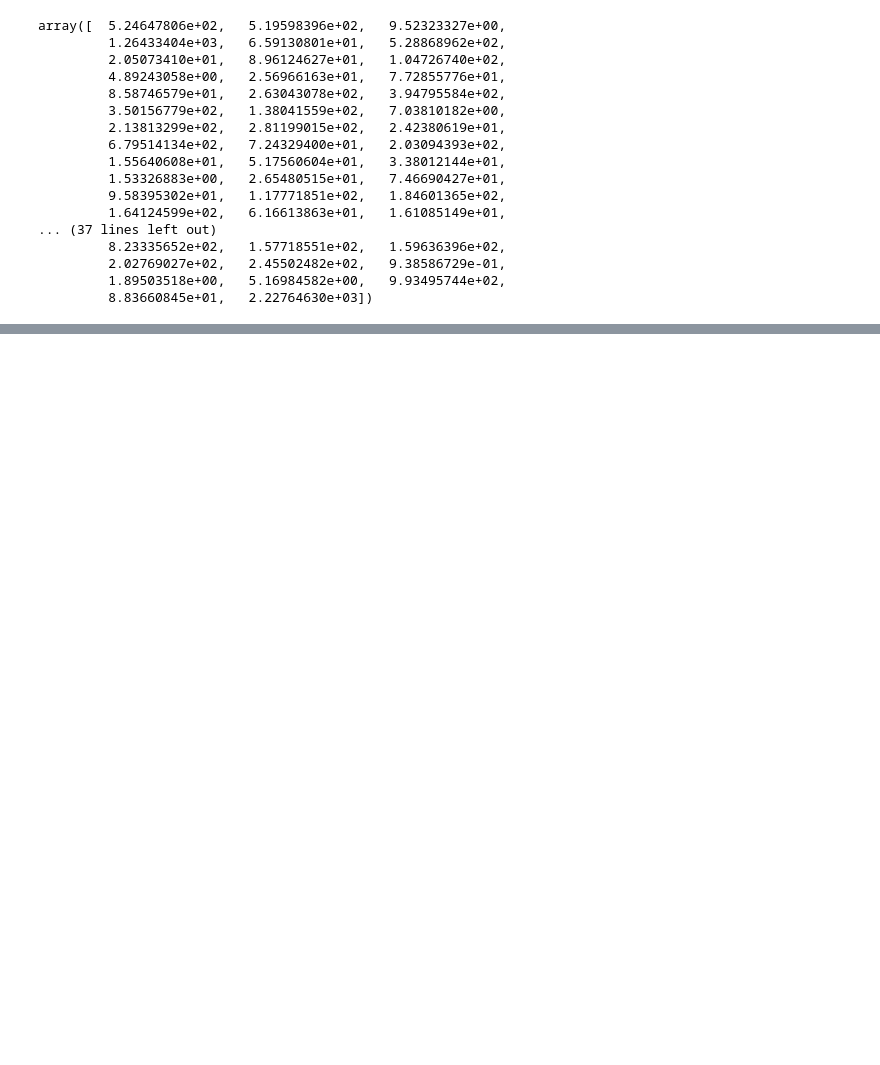
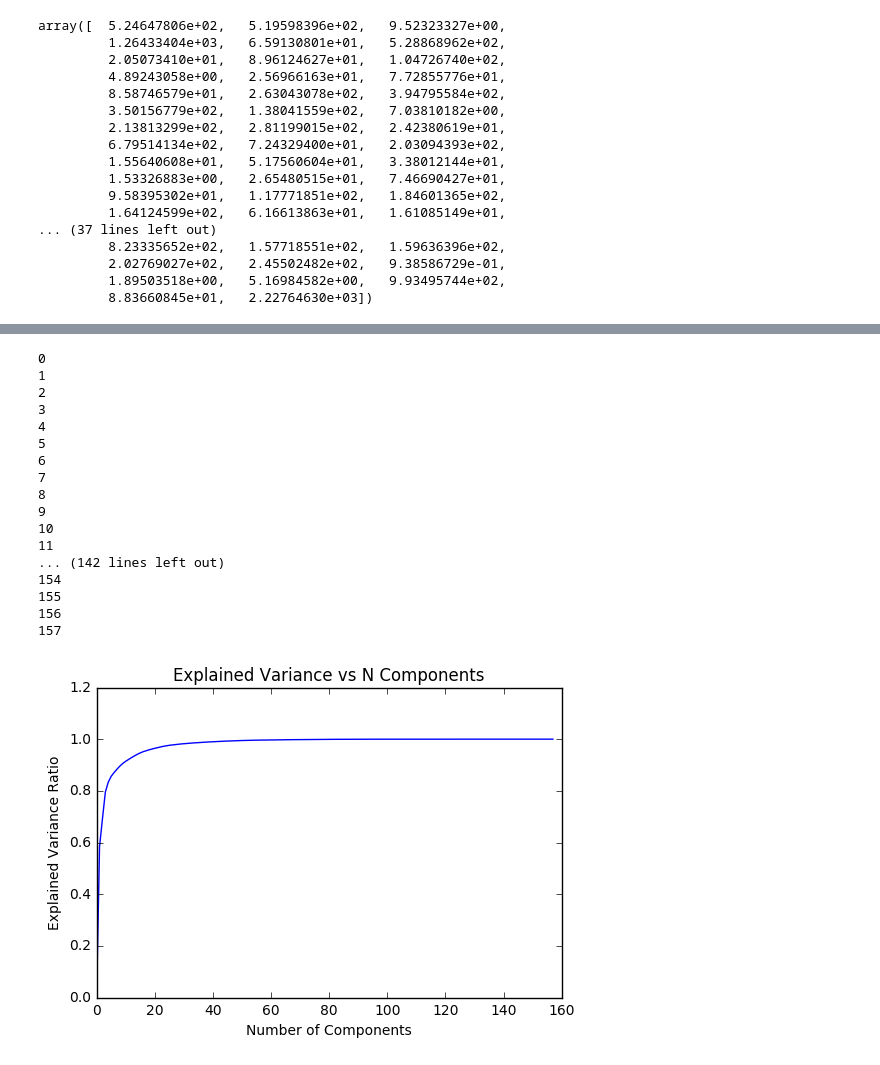
Before and after one commit to felipeapfer/msc-soccer, a Jupyter notebook: code/scripts/RawFeatures.ipynb, the cells around one changed output, grey strips where cells are left out. Cells and saved outputs as stored; diff of their text form; code cells hidden in the pictures; blank space fills up the shorter version.

```diff
--- a/code/scripts/RawFeatures.ipynb
+++ b/code/scripts/RawFeatures.ipynb
@@ -390,0 +363,16 @@ al_WinningCleanSheet 101.843594416 7.67263368343e-23
+# %%
+ft_rank2,pvalue = chi2(featured[ft],featured[out])
+rank2={}
+i=0
+for v in ft_rank2:
+    if v>=100:
+        rank2[i]=v
+    i=i+1
+
+import operator
+
+sorted_x2 = sorted(rank2.items(), key=operator.itemgetter(1),reverse=True)
+selected2_ft=[]
+for key,value in sorted_x2:
+    selected2_ft.append(ft[key])
+    print ft[key],value,pvalue[key]
@@ -421,0 +502,38 @@ nb_select= nb_validation(train,val,ft,out)
+# %%
+from sklearn.decomposition import PCA, IncrementalPCA
+import numpy as np
+explained=[]
+for i in range(len(ft)):
+    print i
+    pca = PCA(n_components=i)
+    pca.fit(featured[ft]).transform(featured[ft])
+    explained.append(np.sum(pca.explained_variance_ratio_))
+
+
+
+plt.figure()
+plt.legend(bbox_to_anchor=(1.04,1),loc='upper left', shadow=False, scatterpoints=1)
+plt.plot(range(0,len(ft)),explained)
+plt.title('Explained Variance vs N Components')
+plt.xlabel('Number of Components')
+plt.ylabel('Explained Variance Ratio')
+plt.show()
+# %% [output]
+0
+1
+2
+3
+4
+5
+6
+7
+8
+9
+10
+11
+... (142 lines left out)
+154
+155
+156
+157
+[figure, added]
```
Also changed, not shown: parts of 34 cells of this notebook.
